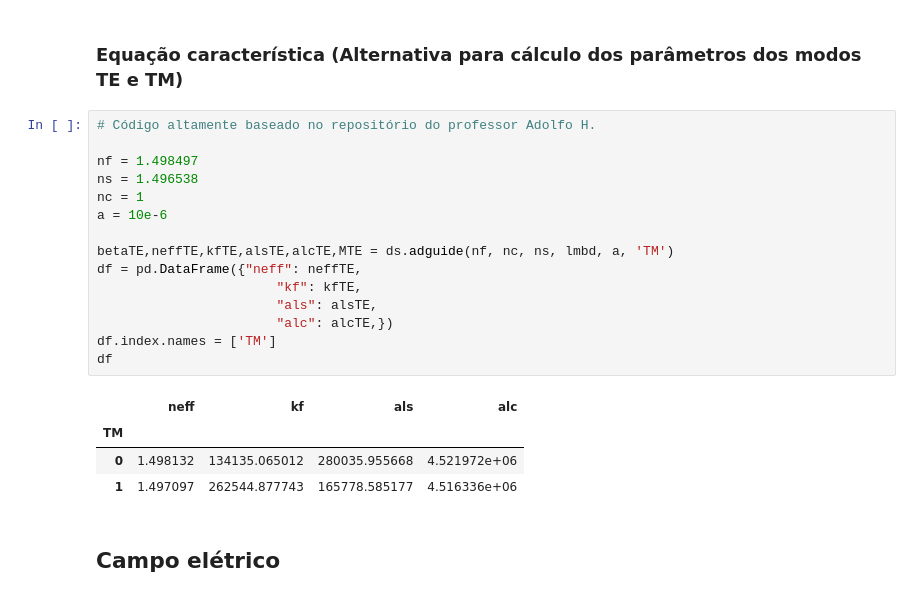
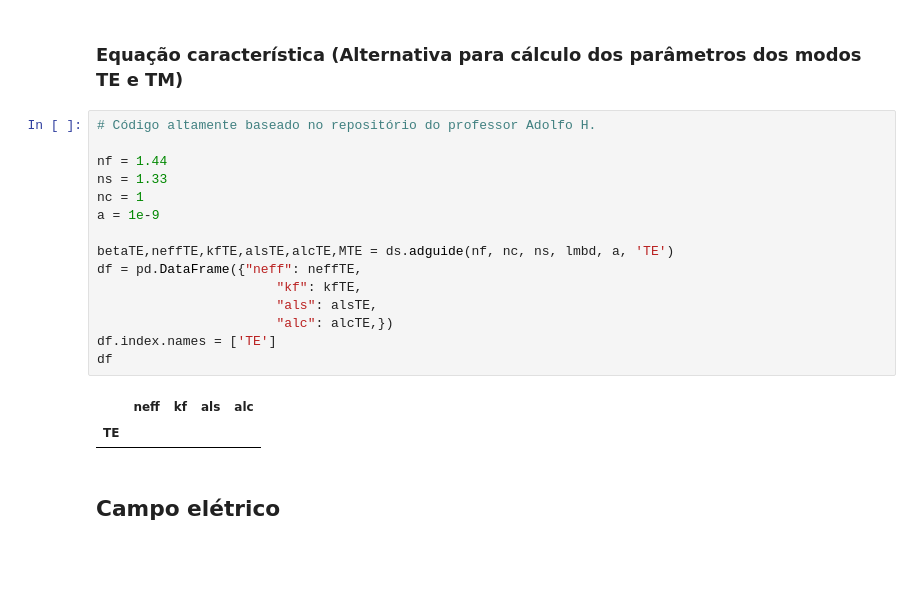
Before and after one commit to CaioRodrigues200/TEEE-2021.1, a Jupyter notebook: Subject Exercises/Exercício 03/Ex3.ipynb, the cells around one changed output. Saved outputs shown, nothing was run; the diff lists cells and outputs as text; blank space fills up the shorter version.

```diff
--- a/Subject Exercises/Exercício 03/Ex3.ipynb
+++ b/Subject Exercises/Exercício 03/Ex3.ipynb
@@ -237,23 +238,21 @@ axs[1].grid(True)
 # %%
 # Código altamente baseado no repositório do professor Adolfo H.
 
-nf = 1.498497
-ns = 1.496538
+nf = 1.44
+ns = 1.33
 nc = 1
-a = 10e-6
+a = 1e-9
 
-betaTE,neffTE,kfTE,alsTE,alcTE,MTE = ds.adguide(nf, nc, ns, lmbd, a, 'TM')
+betaTE,neffTE,kfTE,alsTE,alcTE,MTE = ds.adguide(nf, nc, ns, lmbd, a, 'TE')
 df = pd.DataFrame({"neff": neffTE,
                        "kf": kfTE,
                        "als": alsTE,
                        "alc": alcTE,})
-df.index.names = ['TM']
+df.index.names = ['TE']
 df
 # %% [output]
 |  | neff | kf | als | alc |
-| TM |  |  |  |  |
-| 0 | 1.498132 | 134135.065012 | 280035.955668 | 4.521972e+06 |
-| 1 | 1.497097 | 262544.877743 | 165778.585177 | 4.516336e+06 |
+| TE |  |  |  |  |
 # %% [markdown]
 ## Campo elétrico
 # %%
```
Also changed, not shown: parts of 2 cells of this notebook, 8 other files.
